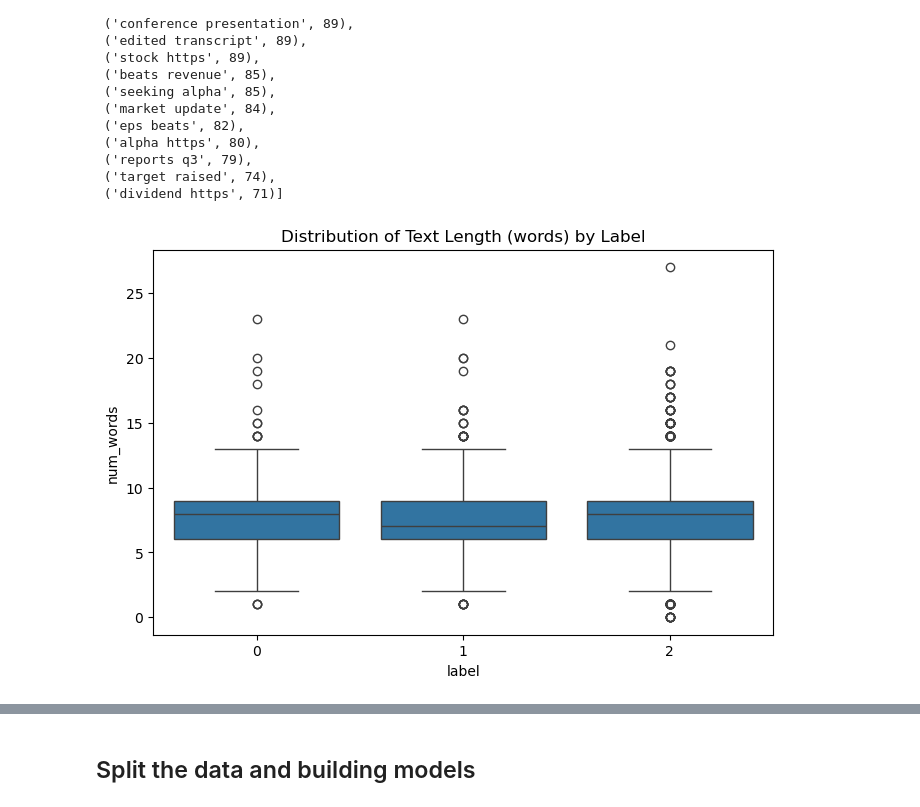
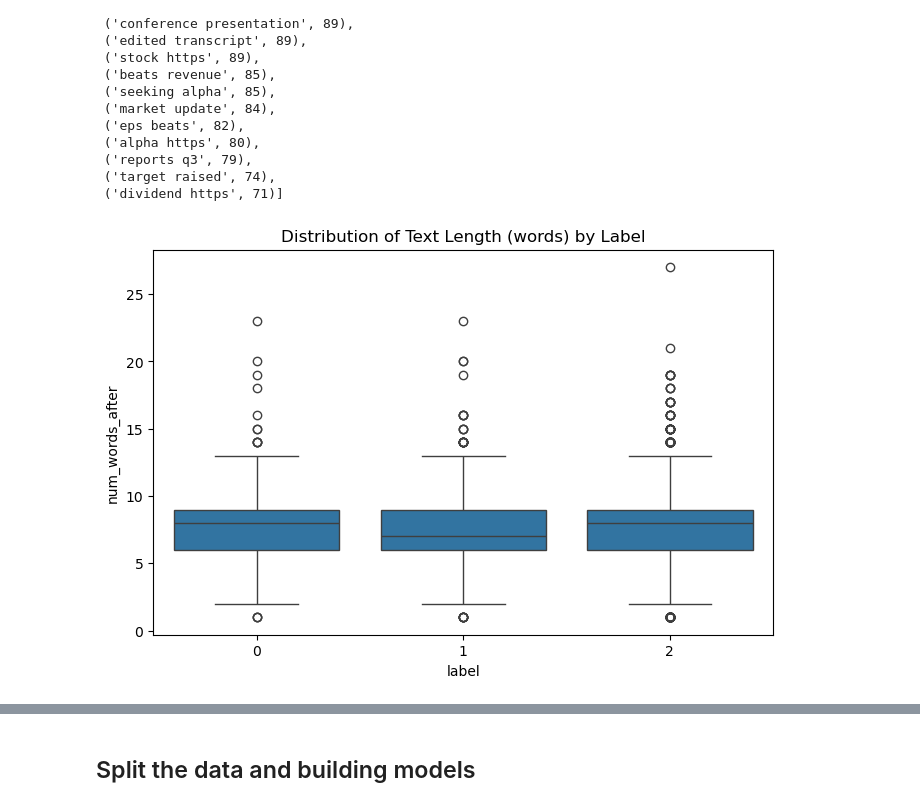
Before and after one commit to rmiranda37/text_mining_2025, a Jupyter notebook: Rafael/tm_project_rb.ipynb, the cells around one changed output, grey strips where cells are left out. Saved outputs shown, nothing was run; the diff lists cells and outputs as text; code cells hidden in the pictures.

```diff
--- a/Rafael/tm_project_rb.ipynb
+++ b/Rafael/tm_project_rb.ipynb
@@ -66,3 +83,13 @@ print(df_test.head(5), df_test.tail(5))
 2385  2385  India Plans Incentives to Bring In Foreign Man...
 2386  2386  $NVCR shows institutional accumulation with bl...
 2387  2387  accesso Technology : Form 8.3 - Accesso Techno...
+# %%
+# Count the number od words before processing
+df_train['num_words_before'] = df_train['text'].apply(lambda x: len(str(x).split()))
+
+# Stats
+stats_train = df_train['num_words_before'].describe()
+
+
+print("Number of words stats:")
+print(stats_train)
@@ -87,9 +178 @@ def clean_and_tokenize_nltk(text):
 df_train['tokens'] = df_train['text'].apply(clean_and_tokenize_nltk)
-# %%
-df_train['num_words'] = df_train['tokens'].apply(len)
-mean_words = df_train['num_words'].mean()
-max_words = df_train['num_words'].max()
-min_words = df_train['num_words'].min()
-print(f"Average number of words per text: {mean_words:.2f}")
-print(f"Max number of words per text: {max_words:.2f}")
-print(f"Min number of words per text: {min_words:.2f}")
@@ -115,0 +179,10 @@ df_train
+# %%
+# Count the number od words before processing
+df_train['num_words_after'] = df_train['tokens'].apply(lambda x: len(str(x).split()))
+
+# Stats
+stats_train = df_train['num_words_after'].describe()
+
+
+print("Number of words stats:")
+print(stats_train)
@@ -204,12 +395,9 @@ sorted_ngrams
  ('target raised', 74),
  ('dividend https', 71)]
 # %%
-
-df_train['num_words'] = df_train['tokens'].apply(len)
-
 plt.figure(figsize=(8, 5))
-sns.boxplot(x='label', y='num_words', data=df_train)
+sns.boxplot(x='label', y='num_words_after', data=df_train)
 plt.title("Distribution of Text Length (words) by Label")
 plt.show()
 # %% [output]
-[figure, old version]
+[figure, new version]
```
Also changed, not shown: parts of 46 cells of this notebook, 1 other file.
